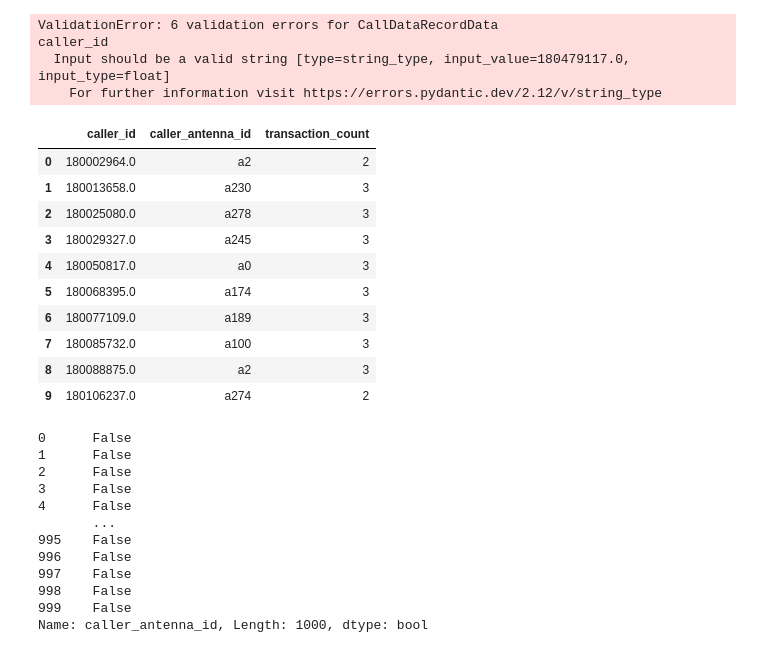
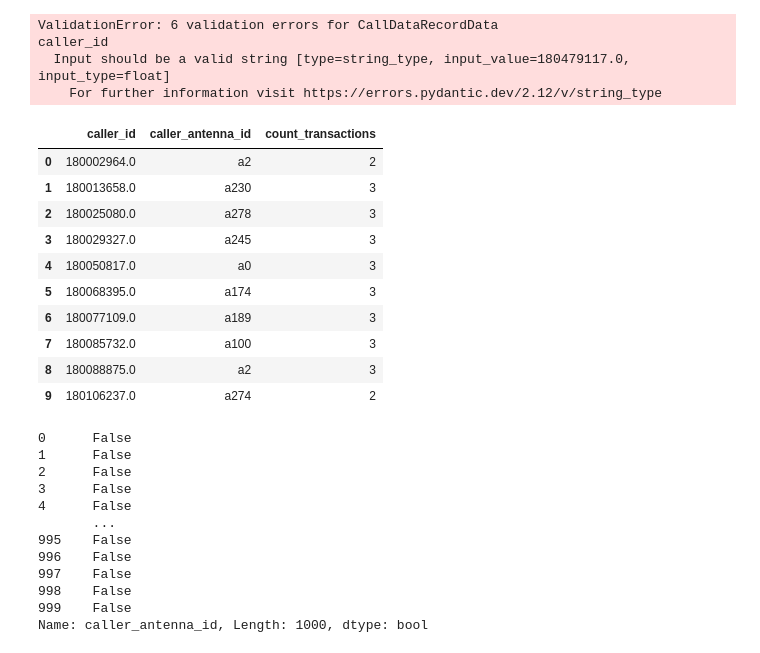
Before and after one commit to IDinsight/cider, a Jupyter notebook: notebooks/homelocation.ipynb, the cells around one changed output. Cells and saved outputs as stored; diff of their text form; code cells hidden in the pictures.

```diff
--- a/notebooks/homelocation.ipynb
+++ b/notebooks/homelocation.ipynb
@@ -86,18 +80,21 @@ caller_id
     For further information visit https://errors.pydantic.dev/2.12/v/string_type
 # %%
 # Run home location inference
+geographic_unit = GeographicUnit.SHAPEFILE
+algorithm = GetHomeLocationAlgorithm.COUNT_TRANSACTIONS
+
 homes = get_home_locations(
     spark_session=spark,
     validated_cdr_data=cdr, # todo: ideally we should validate the synthetic data using the schemas
     validated_antenna_data=antennas, # todo: ideally we should validate the synthetic data using the schemas
     shapefile_data=shapefile,
-    geographic_unit=GeographicUnit.ANTENNA_ID,
-    algorithm=GetHomeLocationAlgorithm.COUNT_TRANSACTIONS,
+    geographic_unit=geographic_unit,
+    algorithm=algorithm,
     additional_columns_to_keep=[]
 )
 homes.head(10)
 # %% [output]
-|  | caller_id | caller_antenna_id | transaction_count |
+|  | caller_id | caller_antenna_id | count_transactions |
 | 0 | 180002964.0 | a2 | 2 |
 | 1 | 180013658.0 | a230 | 3 |
 | 2 | 180025080.0 | a278 | 3 |
```
Also changed, not shown: parts of 7 cells of this notebook, 6 other files.
